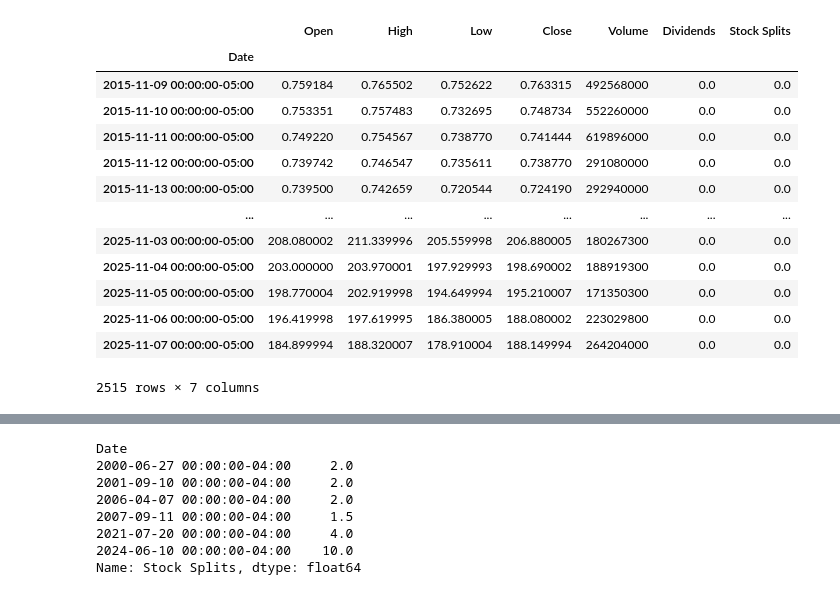
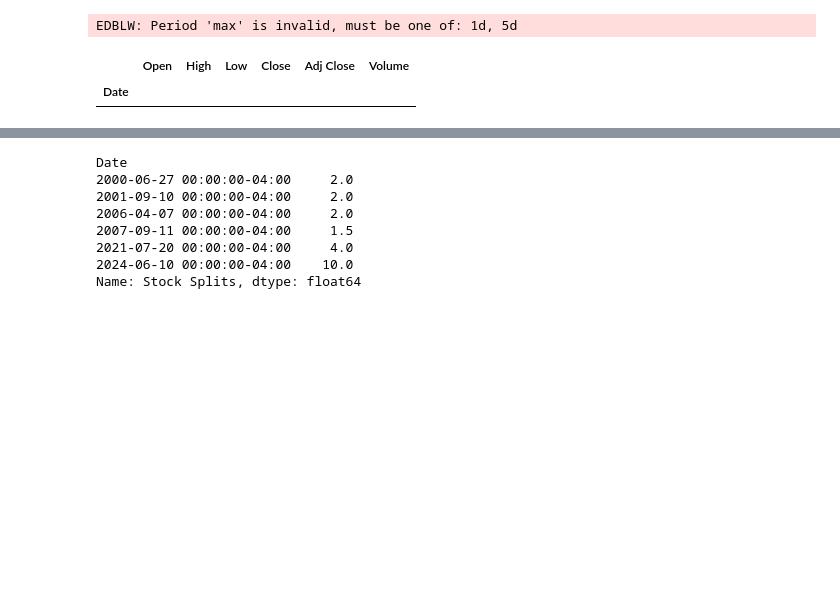
Before and after one commit to chitown2016/tradingAssistant, a Jupyter notebook: test.ipynb, the cells around one changed output, grey strips where cells are left out. Saved outputs shown, nothing was run; the diff lists cells and outputs as text; code cells hidden in the pictures; blank space fills up the shorter version.

```diff
--- a/test.ipynb
+++ b/test.ipynb
@@ -1,24 +1,13 @@
 # %%
 import yfinance as yf
-ticker = yf.Ticker("NVDA")
-adjusted = ticker.history(period="10y", interval="1d", auto_adjust=True)    # 1 month daily
+ticker = yf.Ticker("EDBLW")
+adjusted = ticker.history(period="max", interval="1d", auto_adjust=True)    # 1 month daily
 
 adjusted
 # %% [output]
+EDBLW: Period 'max' is invalid, must be one of: 1d, 5d
-|  | Open | High | Low | Close | Volume | Dividends | Stock Splits |
-| Date |  |  |  |  |  |  |  |
-| 2015-11-09 00:00:00-05:00 | 0.759184 | 0.765502 | 0.752622 | 0.763315 | 492568000 | 0.0 | 0.0 |
-| 2015-11-10 00:00:00-05:00 | 0.753351 | 0.757483 | 0.732695 | 0.748734 | 552260000 | 0.0 | 0.0 |
-| 2015-11-11 00:00:00-05:00 | 0.749220 | 0.754567 | 0.738770 | 0.741444 | 619896000 | 0.0 | 0.0 |
-| 2015-11-12 00:00:00-05:00 | 0.739742 | 0.746547 | 0.735611 | 0.738770 | 291080000 | 0.0 | 0.0 |
-| 2015-11-13 00:00:00-05:00 | 0.739500 | 0.742659 | 0.720544 | 0.724190 | 292940000 | 0.0 | 0.0 |
-| ... | ... | ... | ... | ... | ... | ... | ... |
-| 2025-11-03 00:00:00-05:00 | 208.080002 | 211.339996 | 205.559998 | 206.880005 | 180267300 | 0.0 | 0.0 |
-| 2025-11-04 00:00:00-05:00 | 203.000000 | 203.970001 | 197.929993 | 198.690002 | 188919300 | 0.0 | 0.0 |
-| 2025-11-05 00:00:00-05:00 | 198.770004 | 202.919998 | 194.649994 | 195.210007 | 171350300 | 0.0 | 0.0 |
-| 2025-11-06 00:00:00-05:00 | 196.419998 | 197.619995 | 186.380005 | 188.080002 | 223029800 | 0.0 | 0.0 |
-| 2025-11-07 00:00:00-05:00 | 184.899994 | 188.320007 | 178.910004 | 188.149994 | 264204000 | 0.0 | 0.0 |
+|  | Open | High | Low | Close | Adj Close | Volume |
+| Date |  |  |  |  |  |  |
-2515 rows × 7 columns
 # %%
 ticker.dividends
 UdcxCqOxzbog7Wc7
```
Also changed, not shown: parts of 12 cells of this notebook, 16 other files.
